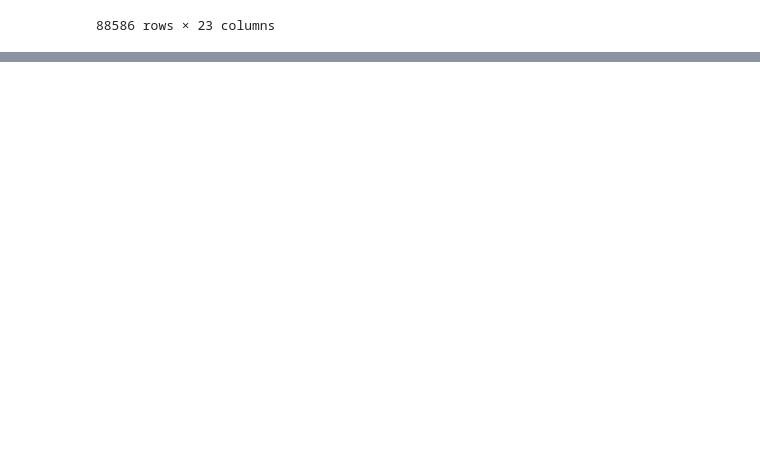
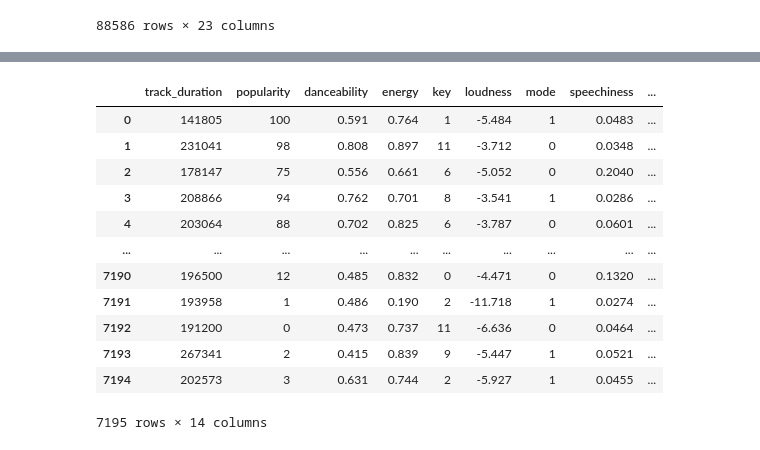
Before and after one commit to t3bol90/Automatic-Music-Playlist-Continuation, a Jupyter notebook: source/model/baseline.ipynb, the cells around one changed output, grey strips where cells are left out. Drawn from its saved outputs; the diff is of its cells as text; code cells hidden in the pictures; blank space fills up the shorter version.

```diff
--- a/source/model/baseline.ipynb
+++ b/source/model/baseline.ipynb
@@ -241,0 +276,5 @@ pd_full
+# %%
+playlist_test_size = 100
+
+playlist_test_all_track = generate_playlist(pd_full, pd_playlist, num_playlist_to_test = playlist_test_size)
+playlist_test_all_track
@@ -241,0 +303,4 @@ pd_full
+# %%
+missing_rate = 0.2
+playlist_to_test = generate_test_playlist(playlist_test_all_track, missing_rate)
+playlist_to_test
@@ -241,0 +329,7 @@ pd_full
+# %%
+pd_full_test = pd_full.copy()
+playlist_all_id_to_test = list(playlist_to_test.keys())
+pd_full_test = pd_full_test[pd_full_test['playlist_id'].isin(playlist_all_id_to_test)]
+pd_full_test = pd_full_test.reset_index(drop = True)
+pd_full_test_copy = pd_full_test.copy()
+pd_full_test
@@ -241,0 +350,19 @@ pd_full
+# %%
+columns_to_drop = ['playlist_id', 'track_id', 'track_name', 'artist_ids', 'artist_names', 'album_id', 'album_name',
+                   'playlist_num_tracks', 'playlist_num_followers']
+pd_full_test_copy = pd_full_test_copy.drop(columns_to_drop, axis = 1)
+pd_full_test_copy
+# %% [output]
+|  | track_duration | popularity | danceability | energy | key | loudness | mode | speechiness | ... |
+| 0 | 141805 | 100 | 0.591 | 0.764 | 1 | -5.484 | 1 | 0.0483 | ... |
+| 1 | 231041 | 98 | 0.808 | 0.897 | 11 | -3.712 | 0 | 0.0348 | ... |
+| 2 | 178147 | 75 | 0.556 | 0.661 | 6 | -5.052 | 0 | 0.2040 | ... |
+| 3 | 208866 | 94 | 0.762 | 0.701 | 8 | -3.541 | 1 | 0.0286 | ... |
+| 4 | 203064 | 88 | 0.702 | 0.825 | 6 | -3.787 | 0 | 0.0601 | ... |
+| ... | ... | ... | ... | ... | ... | ... | ... | ... | ... |
+| 7190 | 196500 | 12 | 0.485 | 0.832 | 0 | -4.471 | 0 | 0.1320 | ... |
+| 7191 | 193958 | 1 | 0.486 | 0.190 | 2 | -11.718 | 1 | 0.0274 | ... |
+| 7192 | 191200 | 0 | 0.473 | 0.737 | 11 | -6.636 | 0 | 0.0464 | ... |
+| 7193 | 267341 | 2 | 0.415 | 0.839 | 9 | -5.447 | 1 | 0.0521 | ... |
+| 7194 | 202573 | 3 | 0.631 | 0.744 | 2 | -5.927 | 1 | 0.0455 | ... |
+7195 rows × 14 columns
```
Also changed, not shown: parts of 39 cells of this notebook, 1 other file.
